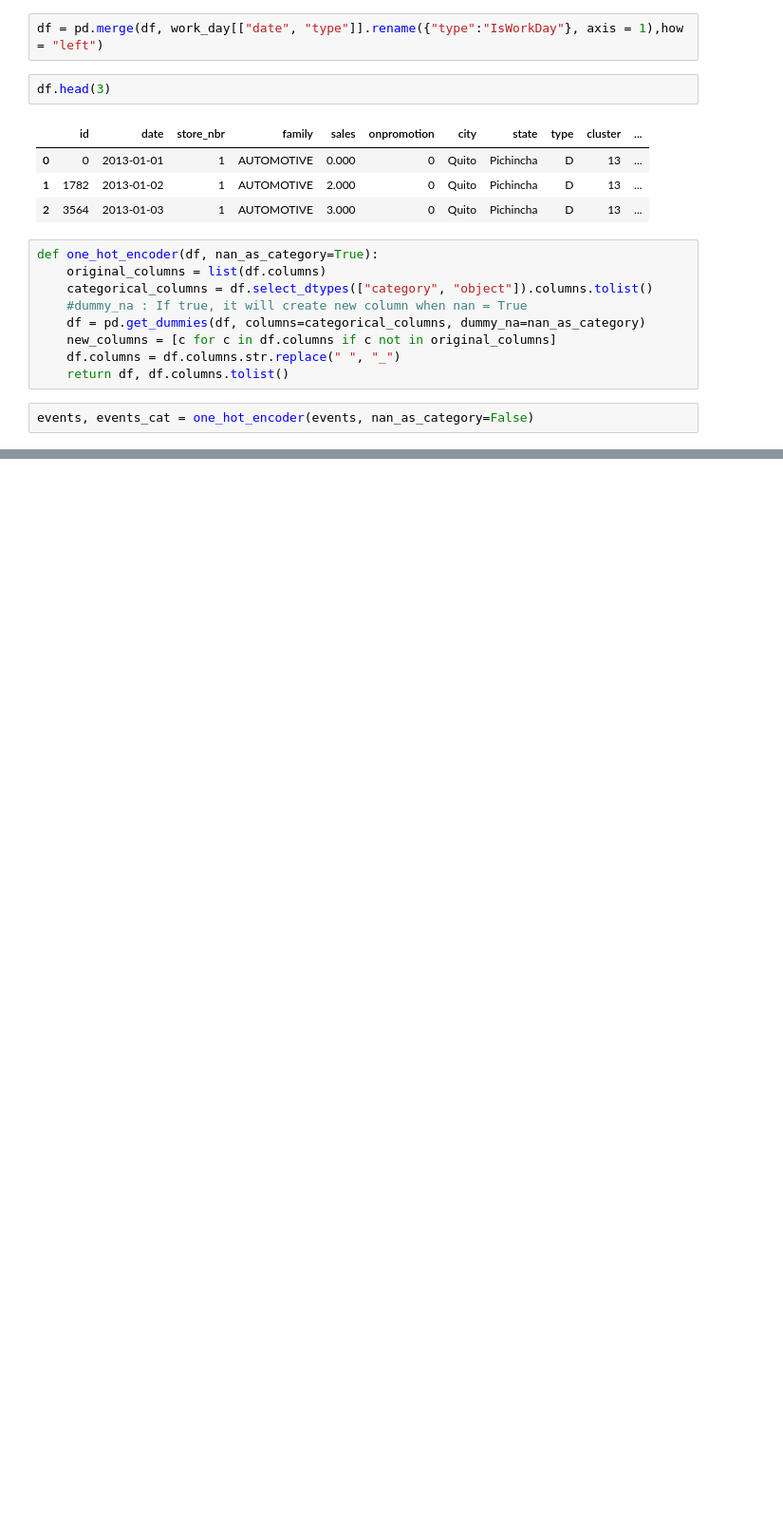
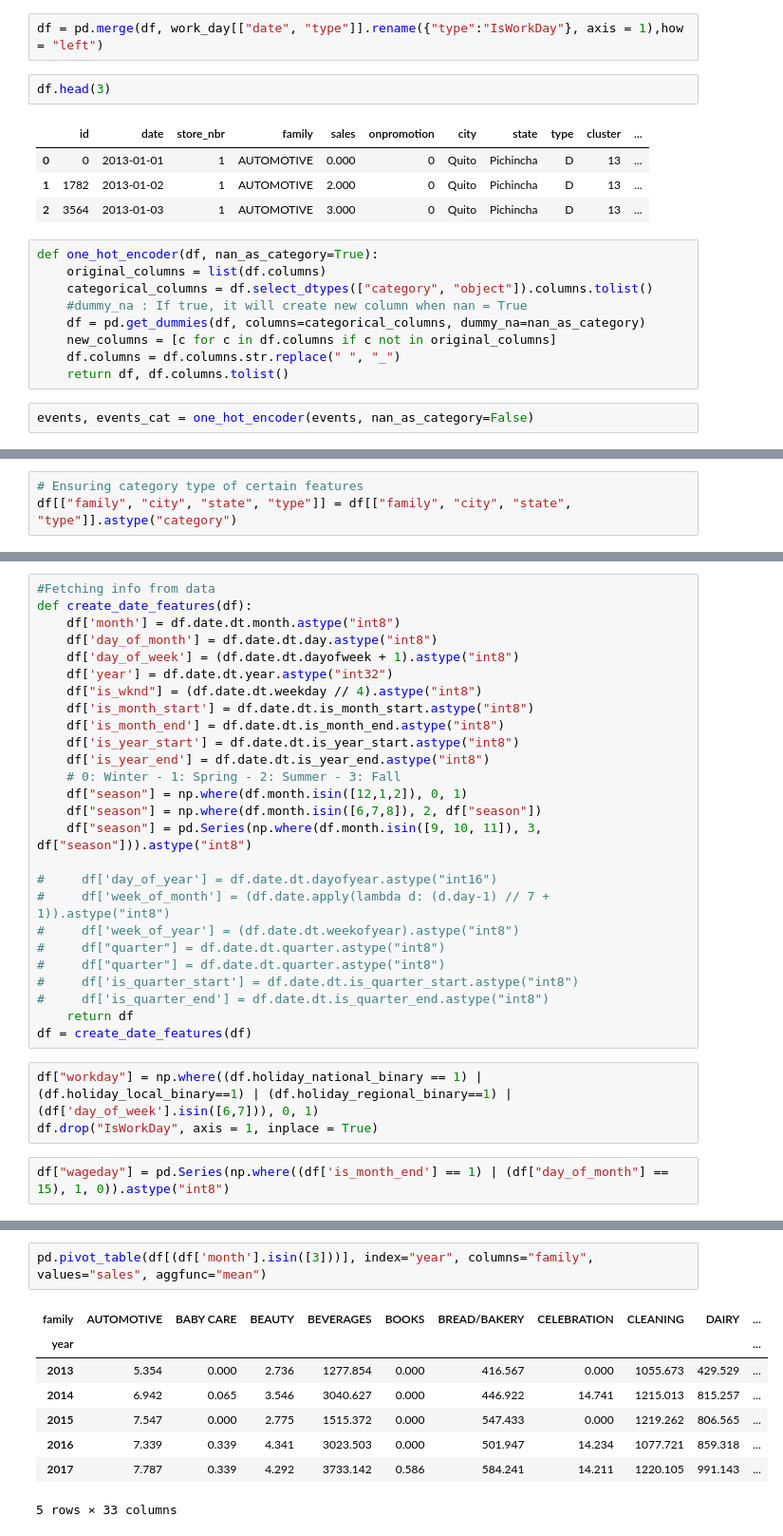
Before and after one commit to jag-shrestha/Sales-Forecast, a Jupyter notebook: Sales_Prediction_TSF.ipynb, the cells around one changed output, grey strips where cells are left out. Shown at 95% size. Drawn from its saved outputs; the diff is of its cells as text; blank space fills up the shorter version.

```diff
--- a/Sales_Prediction_TSF.ipynb
+++ b/Sales_Prediction_TSF.ipynb
@@ -346,0 +379,3 @@ events, events_cat = one_hot_encoder(events, nan_as_category=False)
+# %%
+# Ensuring category type of certain features
+df[["family", "city", "state", "type"]] = df[["family", "city", "state", "type"]].astype("category")
@@ -346,0 +394,31 @@ events, events_cat = one_hot_encoder(events, nan_as_category=False)
+# %%
+#Fetching info from data
+def create_date_features(df):
+    df['month'] = df.date.dt.month.astype("int8")
+    df['day_of_month'] = df.date.dt.day.astype("int8")
+    df['day_of_week'] = (df.date.dt.dayofweek + 1).astype("int8")
+    df['year'] = df.date.dt.year.astype("int32")
+    df["is_wknd"] = (df.date.dt.weekday // 4).astype("int8")
+    df['is_month_start'] = df.date.dt.is_month_start.astype("int8")
+    df['is_month_end'] = df.date.dt.is_month_end.astype("int8")
+    df['is_year_start'] = df.date.dt.is_year_start.astype("int8")
+    df['is_year_end'] = df.date.dt.is_year_end.astype("int8")
+    # 0: Winter - 1: Spring - 2: Summer - 3: Fall
+    df["season"] = np.where(df.month.isin([12,1,2]), 0, 1)
+    df["season"] = np.where(df.month.isin([6,7,8]), 2, df["season"])
+    df["season"] = pd.Series(np.where(df.month.isin([9, 10, 11]), 3, df["season"])).astype("int8")
+
+#     df['day_of_year'] = df.date.dt.dayofyear.astype("int16")
+#     df['week_of_month'] = (df.date.apply(lambda d: (d.day-1) // 7 + 1)).astype("int8")
+#     df['week_of_year'] = (df.date.dt.weekofyear).astype("int8")
+#     df["quarter"] = df.date.dt.quarter.astype("int8")
+#     df["quarter"] = df.date.dt.quarter.astype("int8")
+#     df['is_quarter_start'] = df.date.dt.is_quarter_start.astype("int8")
+#     df['is_quarter_end'] = df.date.dt.is_quarter_end.astype("int8")
+    return df
+df = create_date_features(df)
+# %%
+df["workday"] = np.where((df.holiday_national_binary == 1) | (df.holiday_local_binary==1) | (df.holiday_regional_binary==1) | (df['day_of_week'].isin([6,7])), 0, 1)
+df.drop("IsWorkDay", axis = 1, inplace = True)
+# %%
+df["wageday"] = pd.Series(np.where((df['is_month_end'] == 1) | (df["day_of_month"] == 15), 1, 0)).astype("int8")
@@ -346,0 +444,11 @@ events, events_cat = one_hot_encoder(events, nan_as_category=False)
+# %%
+pd.pivot_table(df[(df['month'].isin([3]))], index="year", columns="family", values="sales", aggfunc="mean")
+# %% [output]
+| family | AUTOMOTIVE | BABY CARE | BEAUTY | BEVERAGES | BOOKS | BREAD/BAKERY | CELEBRATION | CLEANING | DAIRY | ... |
+| year |  |  |  |  |  |  |  |  |  | ... |
+| 2013 | 5.354 | 0.000 | 2.736 | 1277.854 | 0.000 | 416.567 | 0.000 | 1055.673 | 429.529 | ... |
+| 2014 | 6.942 | 0.065 | 3.546 | 3040.627 | 0.000 | 446.922 | 14.741 | 1215.013 | 815.257 | ... |
+| 2015 | 7.547 | 0.000 | 2.775 | 1515.372 | 0.000 | 547.433 | 0.000 | 1219.262 | 806.565 | ... |
+| 2016 | 7.339 | 0.339 | 4.341 | 3023.503 | 0.000 | 501.947 | 14.234 | 1077.721 | 859.318 | ... |
+| 2017 | 7.787 | 0.339 | 4.292 | 3733.142 | 0.586 | 584.241 | 14.211 | 1220.105 | 991.143 | ... |
+5 rows × 33 columns
```
Also changed, not shown: parts of 39 cells of this notebook.
